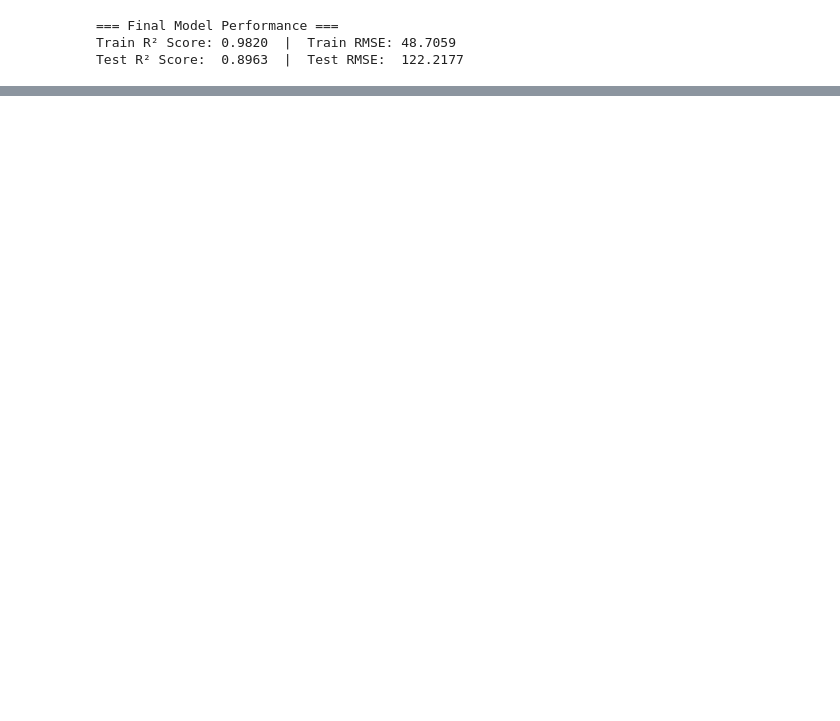
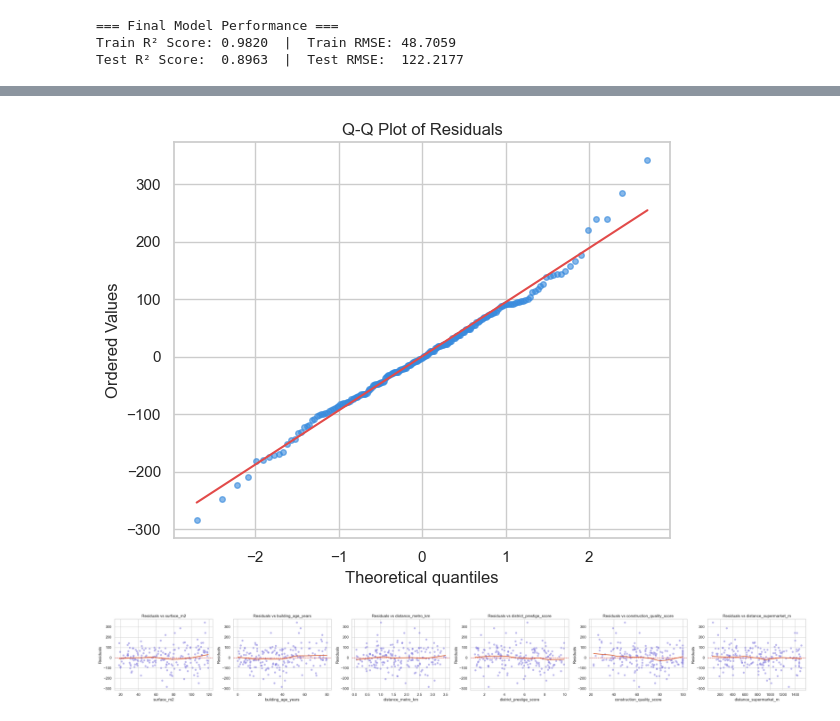
Before and after one commit to KSteponavicus/Urban-Rental-Pricing---Final-ML-Project, a Jupyter notebook: kipras.ipynb, the cells around one changed output, grey strips where cells are left out. Drawn from its saved outputs; the diff is of its cells as text; code cells hidden in the pictures; blank space fills up the shorter version.

```diff
--- a/kipras.ipynb
+++ b/kipras.ipynb
@@ -821,0 +879,58 @@ Test R² Score:  0.8963  |  Test RMSE:  122.2177
+# %%
+fig, ax = plt.subplots(figsize=(6, 5))
+
+import scipy.stats as stats
+
+stats.probplot(residuals, dist='norm', plot=ax)
+
+ax.get_lines()[0].set(
+    color='#378ADD',
+    markersize=4,
+    alpha=0.6
+)
+ax.get_lines()[1].set(
+    color='#E24B4A',
+    linewidth=1.5
+)
+ax.set_title('Q-Q Plot of Residuals')
+
+plt.tight_layout()
+plt.savefig('qq_plot.png', dpi=150)
+plt.show()
+# %% [output]
+[figure, added]
+# %%
+from statsmodels.nonparametric.smoothers_lowess import lowess
+
+n_cols = len(CONTINUOUS)
+fig, axes = plt.subplots(1, n_cols, figsize=(5 * n_cols, 4))
+
+for ax, col in zip(axes, CONTINUOUS):
+
+    ax.scatter(
+        X_test_df[col],
+        residuals,
+        alpha=0.5,
+        edgecolors='none',
+        color='#7F77DD'
+    )
+    ax.axhline(0, color='#E24B4A', linewidth=1.2, linestyle='--')
+
+    # lowess smoother to spot non-linearity
+    smoothed = lowess(residuals, X_test_df[col], frac=0.4)
+    ax.plot(
+        smoothed[:, 0],
+        smoothed[:, 1],
+        color='#D85A30',
+        linewidth=2
+    )
+
+    ax.set_xlabel(col)
+    ax.set_ylabel('Residuals')
+    ax.set_title(f'Residuals vs {col}')
+
+plt.tight_layout()
+plt.savefig('residuals_vs_continuous.png', dpi=150)
+plt.show()
+# %% [output]
+[figure, added]
```
Also changed, not shown: parts of 21 cells of this notebook, 1 other file.
